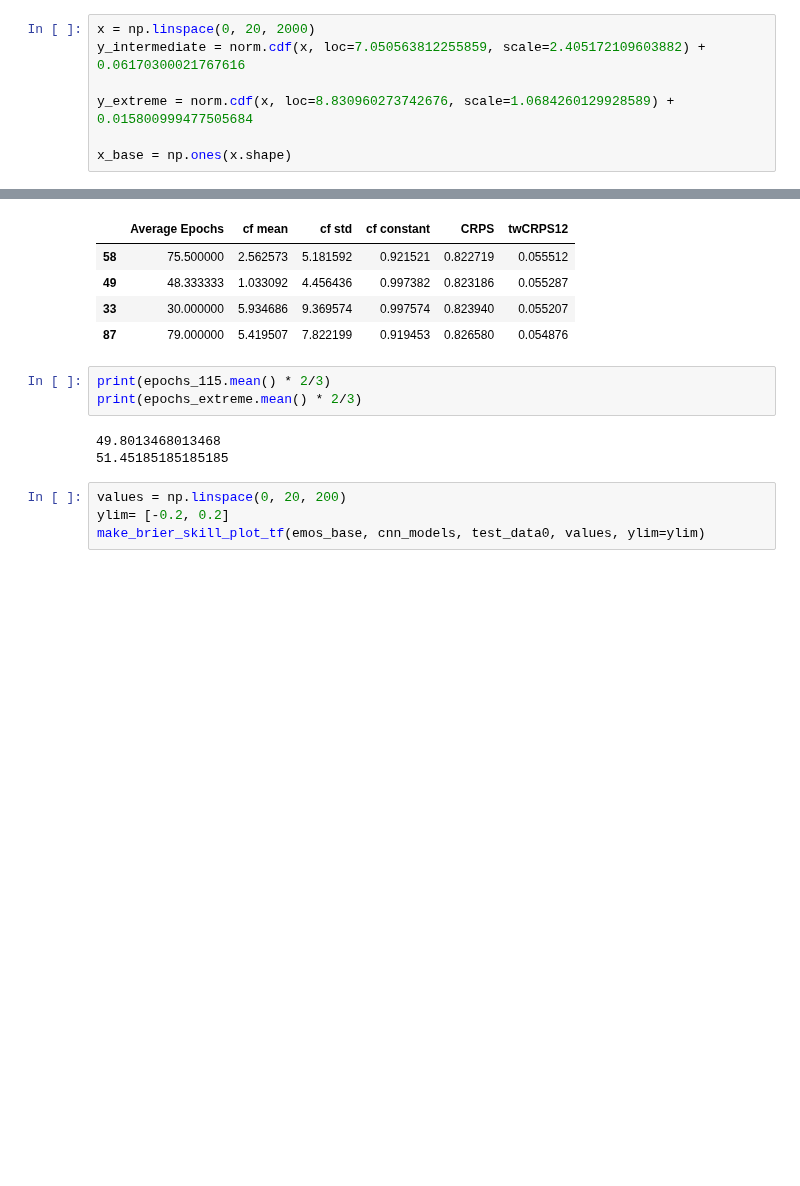
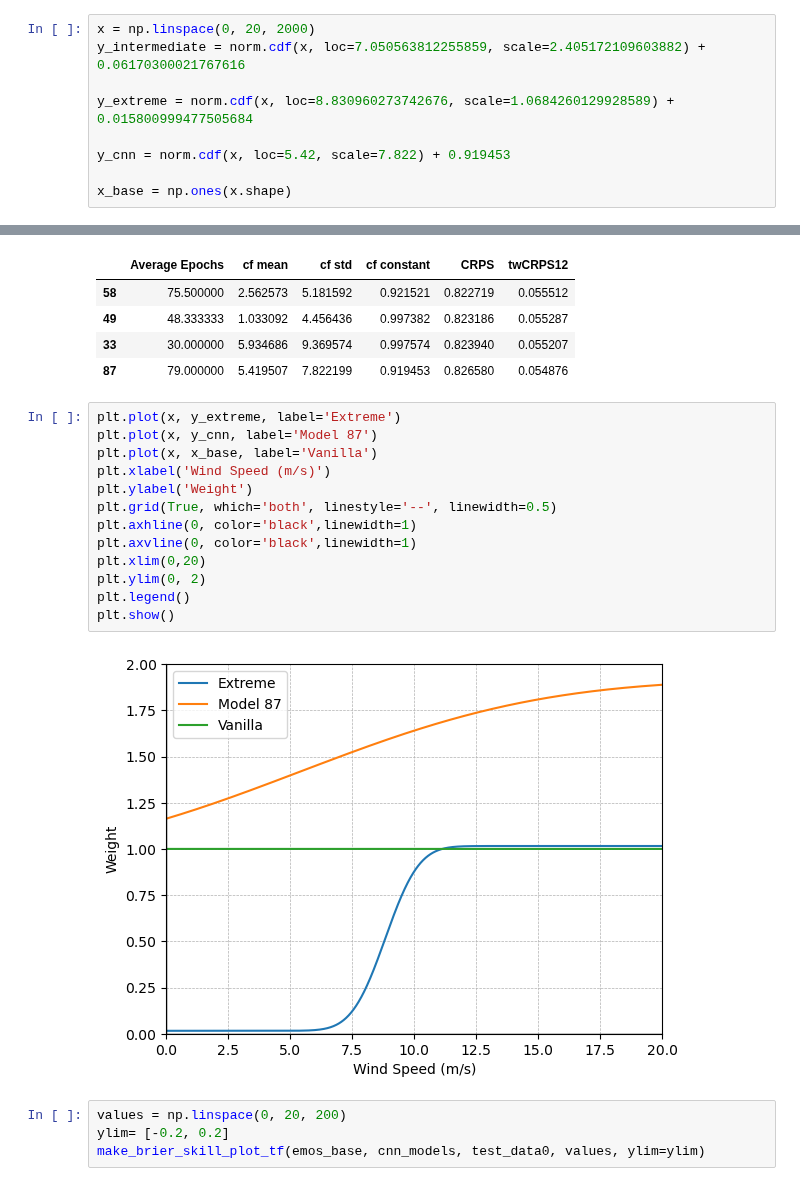
Before and after one commit to SimonHakvoort/thesiscode, a Jupyter notebook: src/nn_results/meeting_august_15.ipynb, the cells around one changed output, grey strips where cells are left out. Drawn from its saved outputs; the diff is of its cells as text; blank space fills up the shorter version.

```diff
--- a/src/nn_results/meeting_august_15.ipynb
+++ b/src/nn_results/meeting_august_15.ipynb
@@ -170,6 +170,8 @@ y_intermediate = norm.cdf(x, loc=7.050563812255859, scale=2.405172109603882) + 0
 
 y_extreme = norm.cdf(x, loc=8.830960273742676, scale=1.0684260129928589) + 0.015800999477505684
 
+y_cnn = norm.cdf(x, loc=5.42, scale=7.822) + 0.919453
+
 x_base = np.ones(x.shape)
 # %%
 filepath = '/net/pc200239/nobackup/users/hakvoort/models/conv_nn/'
@@ -359,12 +418,21 @@ display(my_run_small[params2])
 | 49 | 48.333333 | 1.033092 | 4.456436 | 0.997382 | 0.823186 | 0.055287 |
 | 33 | 30.000000 | 5.934686 | 9.369574 | 0.997574 | 0.823940 | 0.055207 |
 | 87 | 79.000000 | 5.419507 | 7.822199 | 0.919453 | 0.826580 | 0.054876 |
-# %%
-print(epochs_115.mean() * 2/3)
-print(epochs_extreme.mean() * 2/3)
-# %% [output]
-49.8013468013468
-51.45185185185185
+# %%
+plt.plot(x, y_extreme, label='Extreme')
+plt.plot(x, y_cnn, label='Model 87')
+plt.plot(x, x_base, label='Vanilla')
+plt.xlabel('Wind Speed (m/s)')
+plt.ylabel('Weight')
+plt.grid(True, which='both', linestyle='--', linewidth=0.5)
+plt.axhline(0, color='black',linewidth=1)
+plt.axvline(0, color='black',linewidth=1)
+plt.xlim(0,20)
+plt.ylim(0, 2)
+plt.legend()
+plt.show()
+# %% [output]
+[figure, added]
 # %%
 values = np.linspace(0, 20, 200)
 ylim= [-0.2, 0.2]
```
Also changed, not shown: parts of 12 cells of this notebook, 5 other files.
